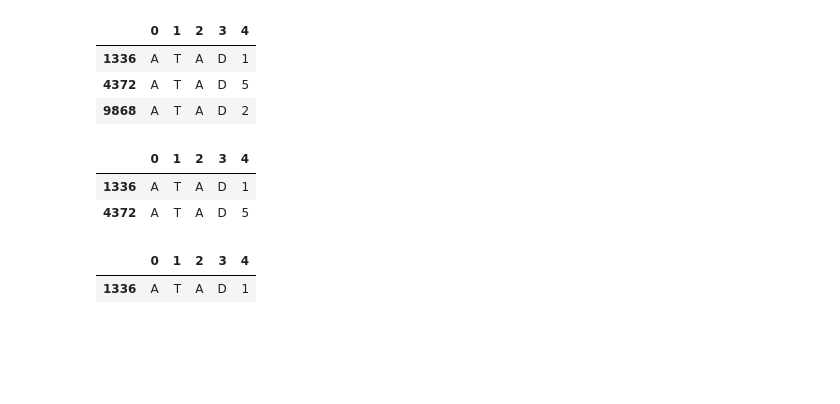
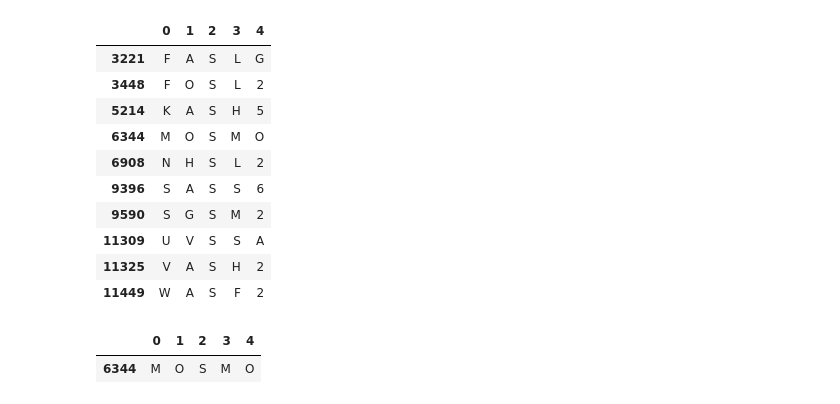
Before and after one commit to ajveltri22/genele_solver, a Jupyter notebook: genele_solver.ipynb, the cells around one changed output. Saved outputs shown, nothing was run; the diff lists cells and outputs as text; code cells hidden in the pictures; blank space fills up the shorter version.

```diff
--- a/genele_solver.ipynb
+++ b/genele_solver.ipynb
@@ -9,3 +5,5 @@ gene_list = gene_list.loc[:,1].drop_duplicates().to_list()
+# %%
+gene_list = pd.read_table("./hgnc_complete_set.txt", header = 0).symbol.to_list()
 # %%
 class solver:
     def __init__(self, gene_list):
@@ -146,18 +151,19 @@ mysolver.guess("SMAD7", yellow=[], green=[3,4])
 # %%
-mysolver.guess("TRADD", yellow=[1], green=[3,4])
+mysolver.guess("DISC1", yellow=[], green=[3])
 # %% [output]
 |  | 0 | 1 | 2 | 3 | 4 |
-| 1336 | A | T | A | D | 1 |
-| 4372 | A | T | A | D | 5 |
-| 9868 | A | T | A | D | 2 |
+| 3221 | F | A | S | L | G |
+| 3448 | F | O | S | L | 2 |
+| 5214 | K | A | S | H | 5 |
+| 6344 | M | O | S | M | O |
+| 6908 | N | H | S | L | 2 |
+| 9396 | S | A | S | S | 6 |
+| 9590 | S | G | S | M | 2 |
+| 11309 | U | V | S | S | A |
+| 11325 | V | A | S | H | 2 |
+| 11449 | W | A | S | F | 2 |
 # %%
-mysolver.guess("ATAD2", yellow=[], green=[1,2,3,4])
+mysolver.guess("VASH2", yellow=[], green=[3])
 # %% [output]
 |  | 0 | 1 | 2 | 3 | 4 |
-| 1336 | A | T | A | D | 1 |
-| 4372 | A | T | A | D | 5 |
+| 6344 | M | O | S | M | O |
-# %%
-mysolver.guess("ATAD1", yellow=[], green=[1,2,3,4,5])
-# %% [output]
-|  | 0 | 1 | 2 | 3 | 4 |
-| 1336 | A | T | A | D | 1 |
```
Also changed, not shown: parts of 6 cells of this notebook, 2 other files.
